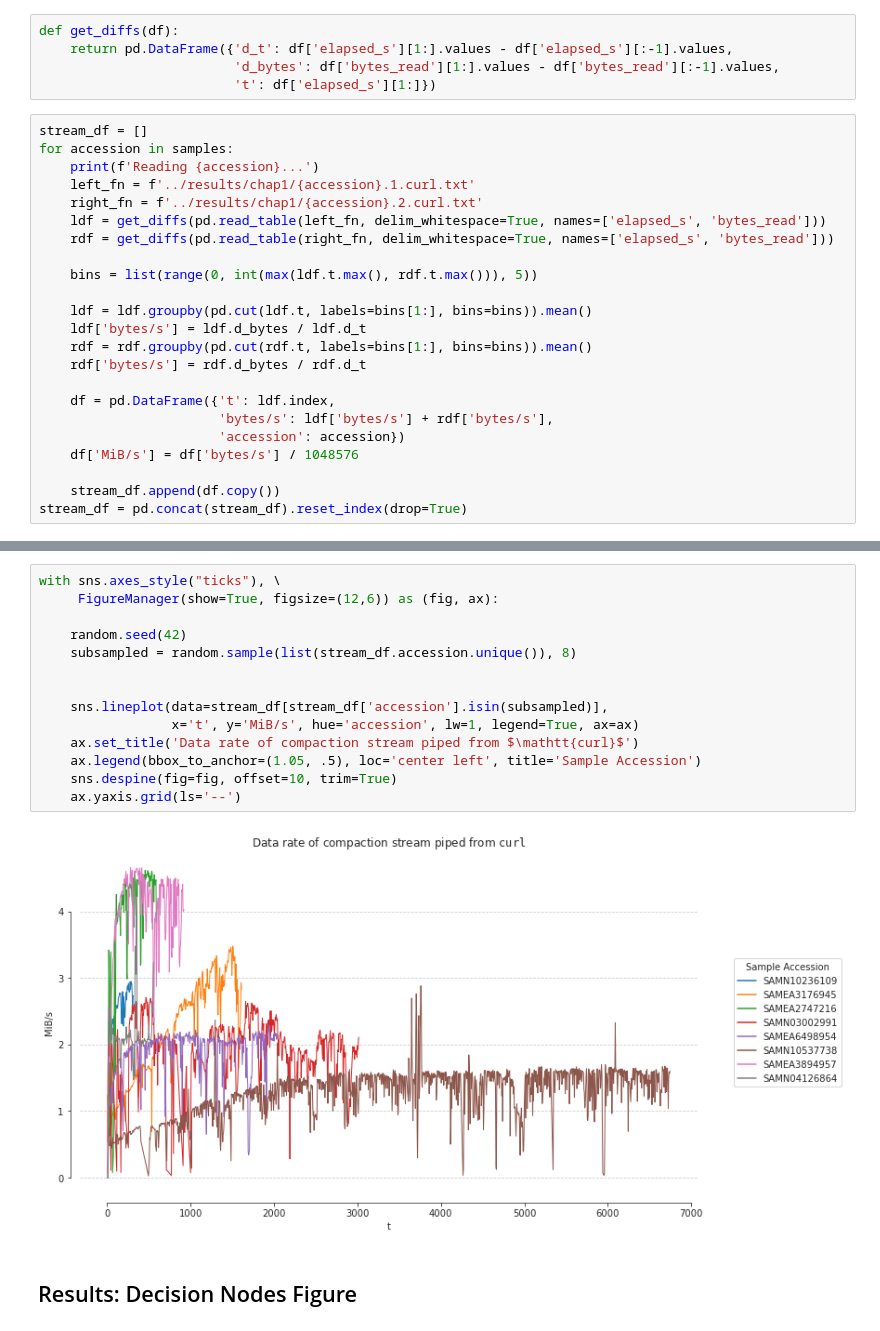
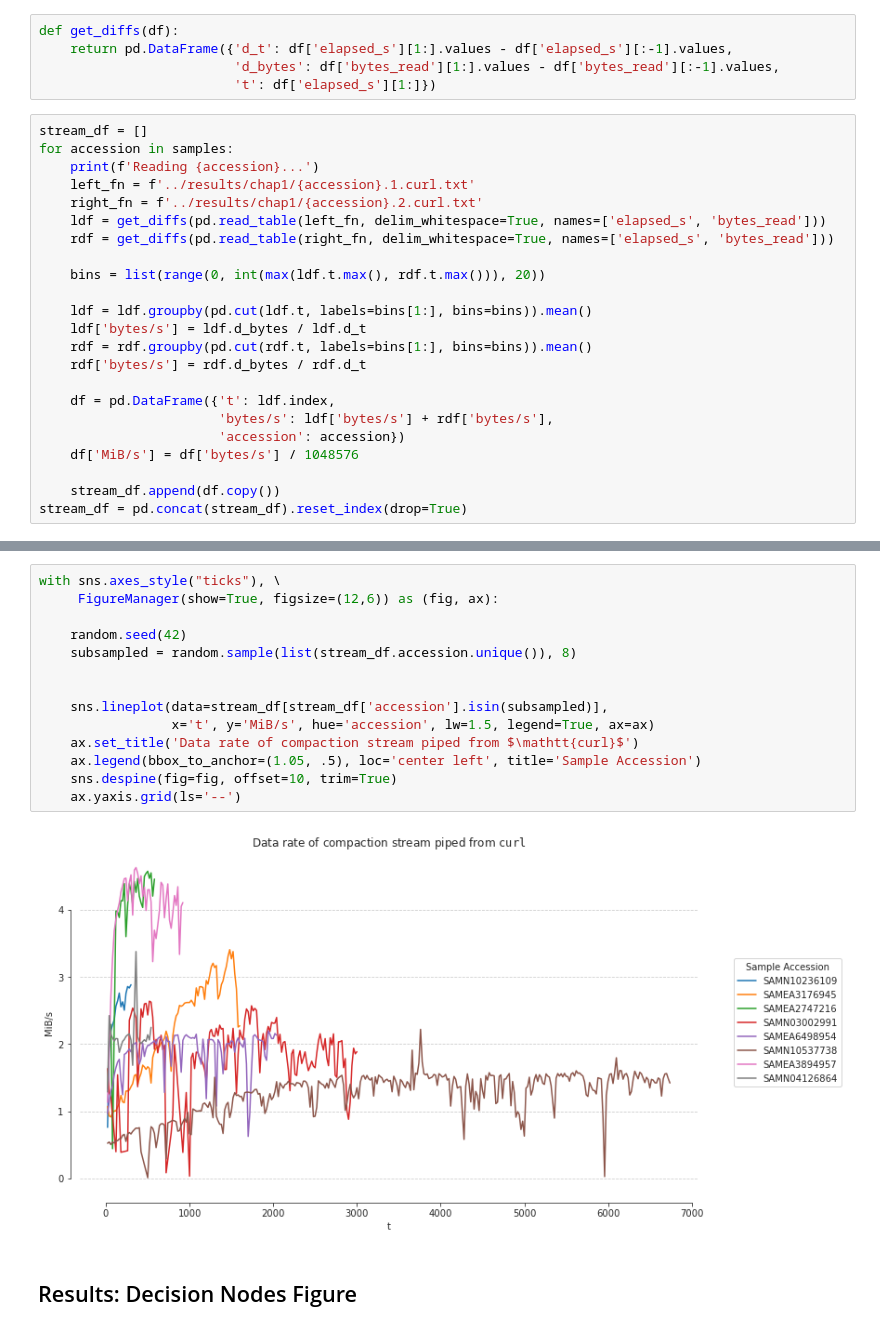
Before and after one commit to camillescott/dissertation, a Jupyter notebook: notebooks/Chapter One.ipynb, the cells around one changed output, grey strips where cells are left out. Drawn from its saved outputs; the diff is of its cells as text.

Commit message:
Improve readability of download rate figure, addressing @ctb #5

```diff
--- a/notebooks/Chapter One.ipynb
+++ b/notebooks/Chapter One.ipynb
@@ -44,7 +44,7 @@ for accession in samples:
     ldf = get_diffs(pd.read_table(left_fn, delim_whitespace=True, names=['elapsed_s', 'bytes_read']))
     rdf = get_diffs(pd.read_table(right_fn, delim_whitespace=True, names=['elapsed_s', 'bytes_read']))
 
-    bins = list(range(0, int(max(ldf.t.max(), rdf.t.max())), 5))
+    bins = list(range(0, int(max(ldf.t.max(), rdf.t.max())), 20))
 
     ldf = ldf.groupby(pd.cut(ldf.t, labels=bins[1:], bins=bins)).mean()
     ldf['bytes/s'] = ldf.d_bytes / ldf.d_t
@@ -88,19 +88,19 @@ stream_df.head()
 # %%
 with sns.axes_style("ticks"), \
      FigureManager(show=True, figsize=(12,6)) as (fig, ax):
 
     random.seed(42)
     subsampled = random.sample(list(stream_df.accession.unique()), 8)
 
 
     sns.lineplot(data=stream_df[stream_df['accession'].isin(subsampled)],
-                 x='t', y='MiB/s', hue='accession', lw=1, legend=True, ax=ax)
+                 x='t', y='MiB/s', hue='accession', lw=1.5, legend=True, ax=ax)
     ax.set_title('Data rate of compaction stream piped from $\mathtt{curl}$')
     ax.legend(bbox_to_anchor=(1.05, .5), loc='center left', title='Sample Accession')
     sns.despine(fig=fig, offset=10, trim=True)
     ax.yaxis.grid(ls='--')
 # %% [output]
-[figure, old version]
+[figure, new version]
 # %% [markdown]
 ## Results: Decision Nodes Figure
 # %%
```
Also changed, not shown: parts of 13 cells of this notebook, 3 other files.
